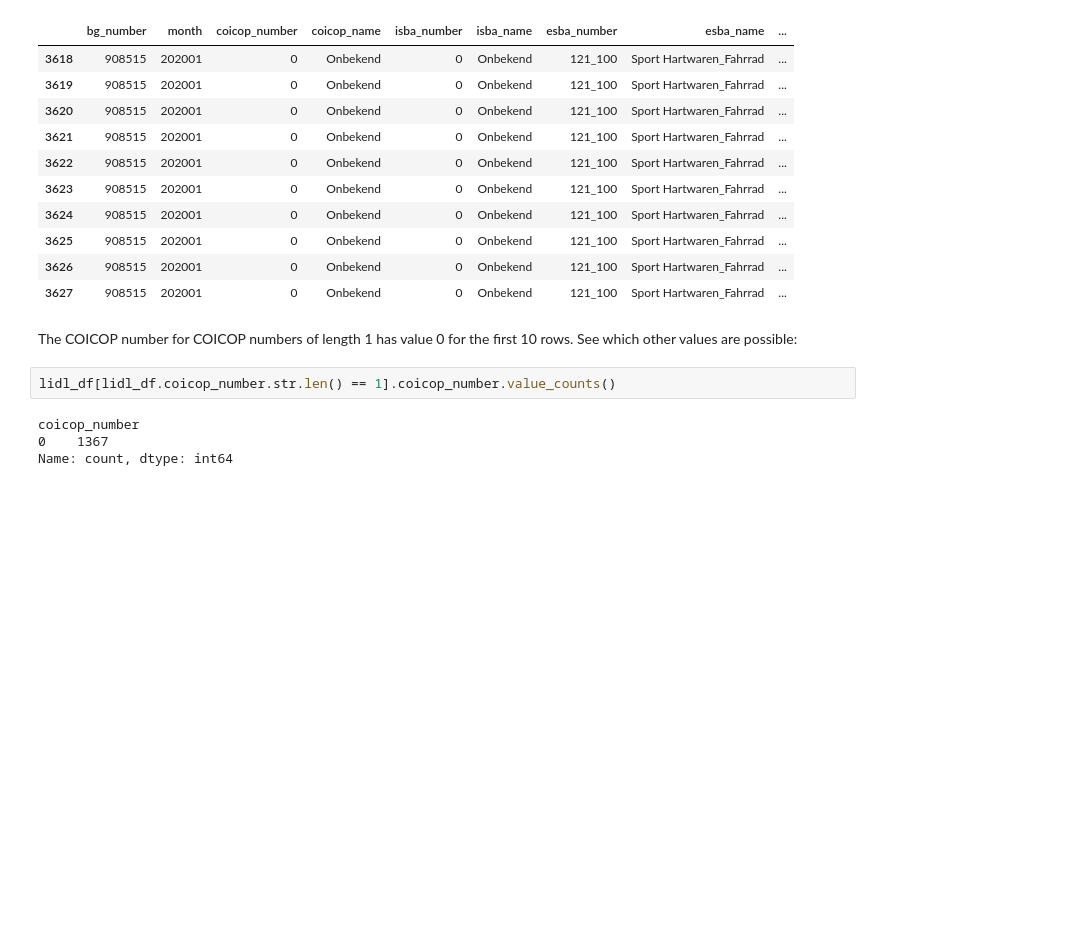
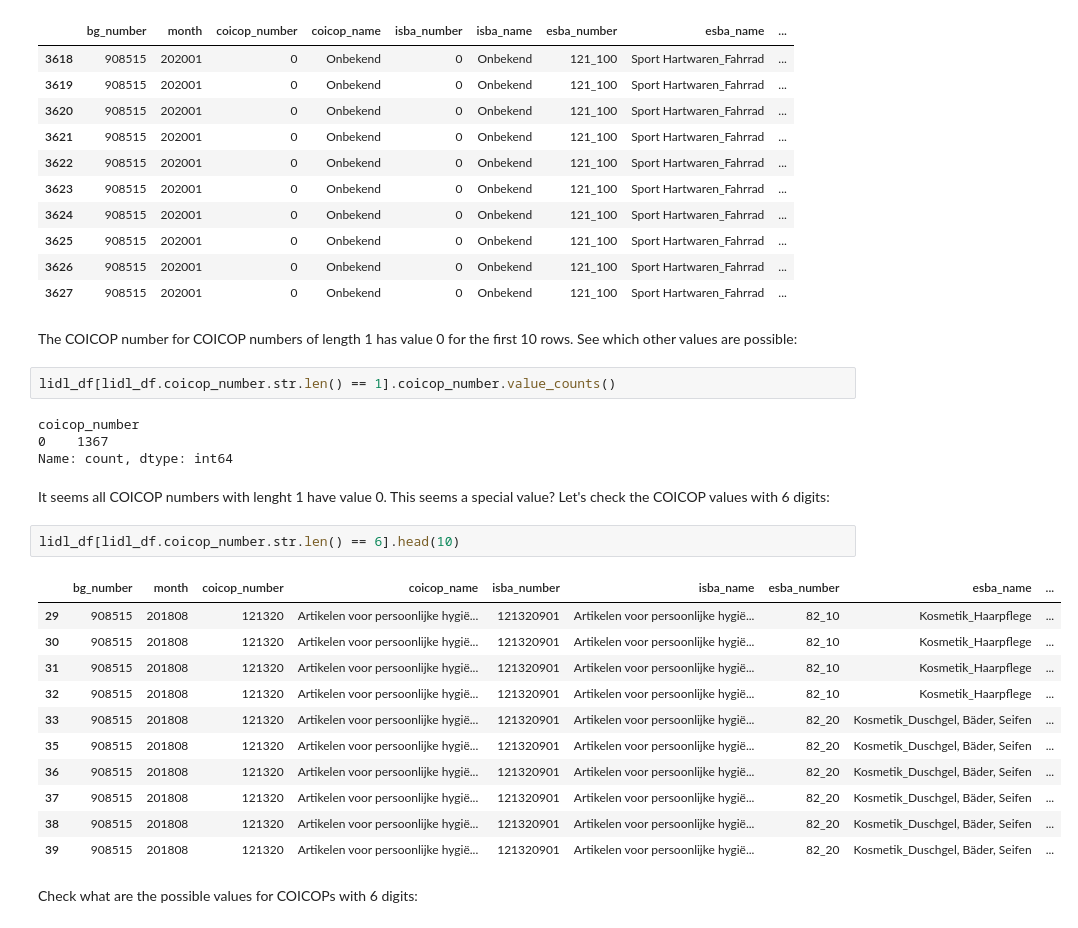
Before and after one commit to ssi-wp3/ssi-wp3, a Jupyter notebook: Notebooks/01-Data-Exploration.ipynb, the cells around one changed output. Saved outputs shown, nothing was run; the diff lists cells and outputs as text; blank space fills up the shorter version.

Commit message:
More work on COICOP numbers

```diff
--- a/Notebooks/01-Data-Exploration.ipynb
+++ b/Notebooks/01-Data-Exploration.ipynb
@@ -77,3 +77,21 @@ lidl_df[lidl_df.coicop_number.str.len() == 1].coicop_number.value_counts()
 coicop_number
 0    1367
 Name: count, dtype: int64
+# %% [markdown]
+It seems all COICOP numbers with lenght 1 have value 0. This seems a special value? Let's check the COICOP values with 6 digits:
+# %%
+lidl_df[lidl_df.coicop_number.str.len() == 6].head(10)
+# %% [output]
+|  | bg_number | month | coicop_number | coicop_name | isba_number | isba_name | esba_number | esba_name | ... |
+| 29 | 908515 | 201808 | 121320 | Artikelen voor persoonlijke hygië... | 121320901 | Artikelen voor persoonlijke hygië... | 82_10 | Kosmetik_Haarpflege | ... |
+| 30 | 908515 | 201808 | 121320 | Artikelen voor persoonlijke hygië... | 121320901 | Artikelen voor persoonlijke hygië... | 82_10 | Kosmetik_Haarpflege | ... |
+| 31 | 908515 | 201808 | 121320 | Artikelen voor persoonlijke hygië... | 121320901 | Artikelen voor persoonlijke hygië... | 82_10 | Kosmetik_Haarpflege | ... |
+| 32 | 908515 | 201808 | 121320 | Artikelen voor persoonlijke hygië... | 121320901 | Artikelen voor persoonlijke hygië... | 82_10 | Kosmetik_Haarpflege | ... |
+| 33 | 908515 | 201808 | 121320 | Artikelen voor persoonlijke hygië... | 121320901 | Artikelen voor persoonlijke hygië... | 82_20 | Kosmetik_Duschgel, Bäder, Seifen | ... |
+| 35 | 908515 | 201808 | 121320 | Artikelen voor persoonlijke hygië... | 121320901 | Artikelen voor persoonlijke hygië... | 82_20 | Kosmetik_Duschgel, Bäder, Seifen | ... |
+| 36 | 908515 | 201808 | 121320 | Artikelen voor persoonlijke hygië... | 121320901 | Artikelen voor persoonlijke hygië... | 82_20 | Kosmetik_Duschgel, Bäder, Seifen | ... |
+| 37 | 908515 | 201808 | 121320 | Artikelen voor persoonlijke hygië... | 121320901 | Artikelen voor persoonlijke hygië... | 82_20 | Kosmetik_Duschgel, Bäder, Seifen | ... |
+| 38 | 908515 | 201808 | 121320 | Artikelen voor persoonlijke hygië... | 121320901 | Artikelen voor persoonlijke hygië... | 82_20 | Kosmetik_Duschgel, Bäder, Seifen | ... |
+| 39 | 908515 | 201808 | 121320 | Artikelen voor persoonlijke hygië... | 121320901 | Artikelen voor persoonlijke hygië... | 82_20 | Kosmetik_Duschgel, Bäder, Seifen | ... |
+# %% [markdown]
+Check what are the possible values for COICOPs with 6 digits:
```
Also changed, not shown: parts of 9 cells of this notebook.
